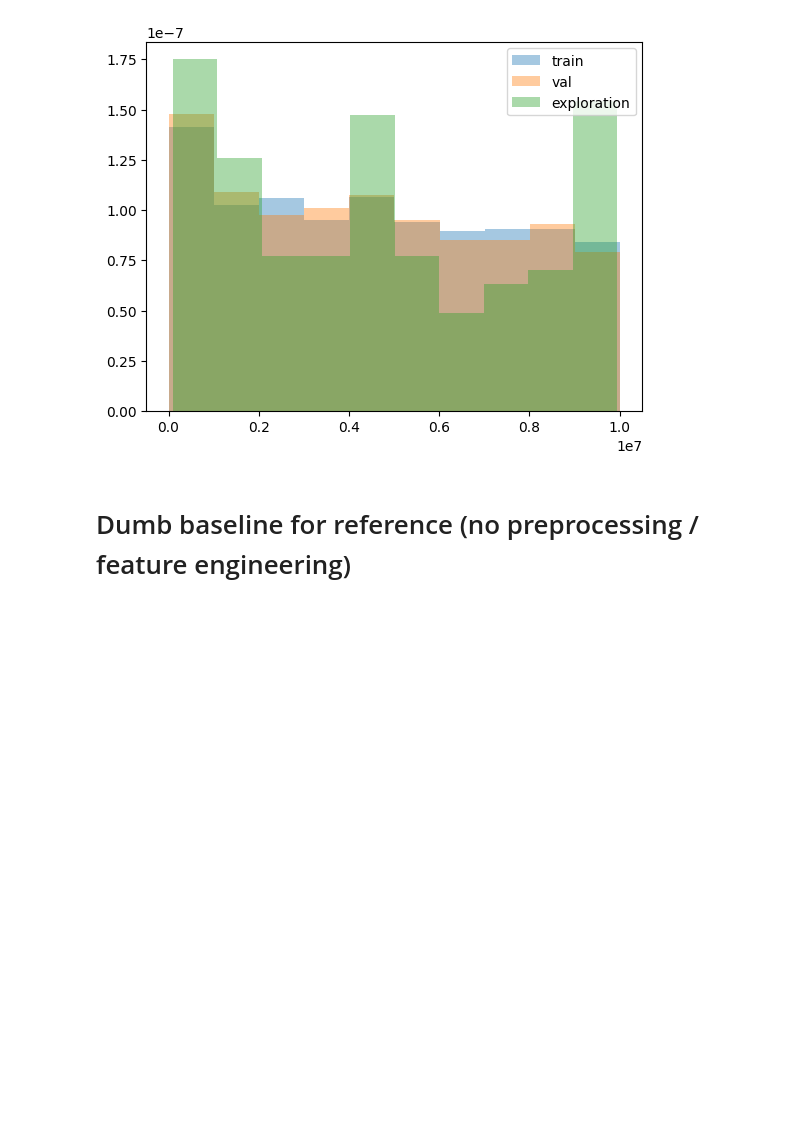
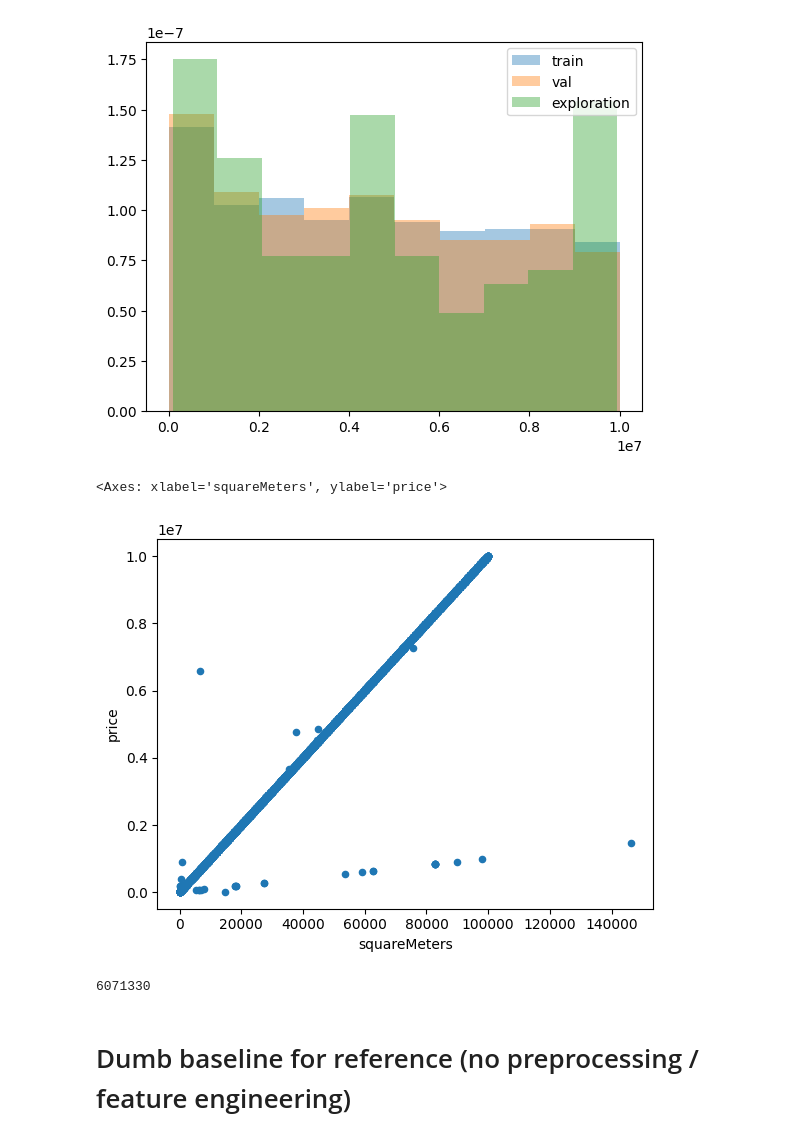
Before and after one commit to PashaIanko/Kaggle.ParisHousingPrices, a Jupyter notebook: 0_baseline_training.ipynb, the cells around one changed output. Saved outputs shown, nothing was run; the diff lists cells and outputs as text; code cells hidden in the pictures; blank space fills up the shorter version.

Commit message:
We need to clean outliers in squareMeters

```diff
--- a/0_baseline_training.ipynb
+++ b/0_baseline_training.ipynb
@@ -284,6 +284,17 @@ ax.legend()
 # %% [output]
 <matplotlib.legend.Legend at 0x...>
 [figure]
+# %%
+df_train[['price', 'squareMeters']] \
+    .loc[df_train['squareMeters'] < 1000000, :] \
+    .plot('squareMeters', 'price', 'scatter')
+# %% [output]
+<Axes: xlabel='squareMeters', ylabel='price'>
+[figure, added]
+# %%
+df_train.squareMeters.max()
+# %% [output]
+6071330
 # %% [markdown]
 # Dumb baseline for reference (no preprocessing / feature engineering)
 # %%
```
